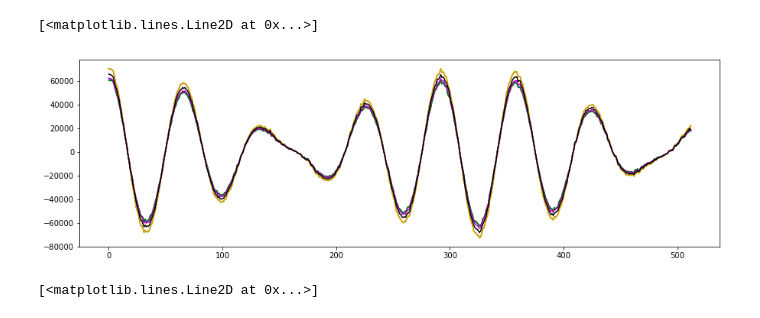
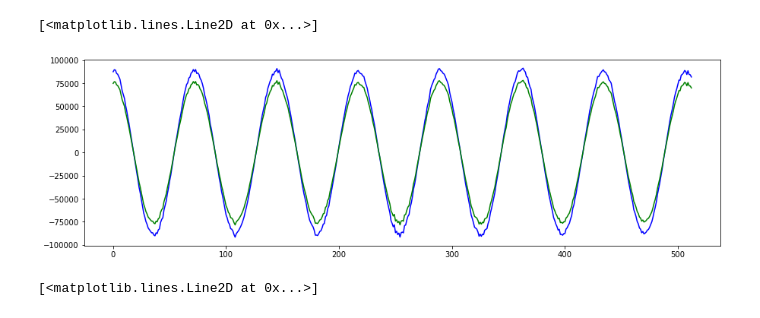
Before and after one commit to jeffralyjz/SkyNoise, a Jupyter notebook: smalltask3.1.ipynb, the cells around one changed output. Saved outputs shown, nothing was run; the diff lists cells and outputs as text; code cells hidden in the pictures.

```diff
--- a/smalltask3.1.ipynb
+++ b/smalltask3.1.ipynb
@@ -203,17 +295,17 @@ ilvis_ = np.average(ilcor_, axis=0)
 # %%
 lw =1.5
 fig, (axij) = plt.subplots(1, figsize=(15,4.5))
-axij.plot(ijvis, c='b', label = 'aicraj')
-axij.plot(ijvis_, c='g')
-axij.plot(jkvis, c='r', label = 'ajcrak')
-axij.plot(jkvis_, c='y')
-axij.plot(klvis, c='m', label = 'akcral')
-axij.plot(klvis_, c='black')
+axij.plot(ijvis_ / (1.0361886213 *0.892411214988), c='b', label = 'aicraj')
+axij.plot(ijvis, c='g')
+# axij.plot(jkvis, c='r', label = 'ajcrak')
+# axij.plot(jkvis_, c='y')
+# axij.plot(klvis, c='m', label = 'akcral')
+# axij.plot(klvis_, c='black')
 
 # axij.set_xlim(50,100)
 # %% [output]
 [<matplotlib.lines.Line2D at 0x...>]
-[figure, old version]
+[figure, new version]
 # %%
 axij.plot(ijvis, c='b', label = 'aicraj')
 axij.plot(ijvis_, c='g')
```
Also changed, not shown: parts of 11 cells of this notebook.
